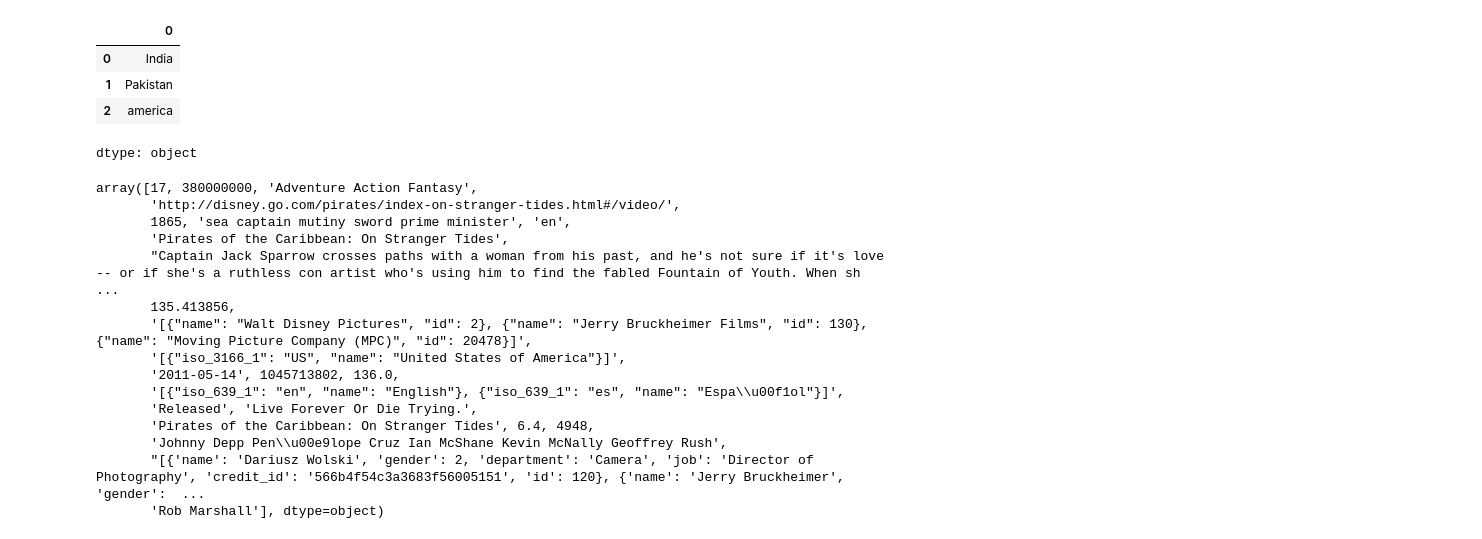
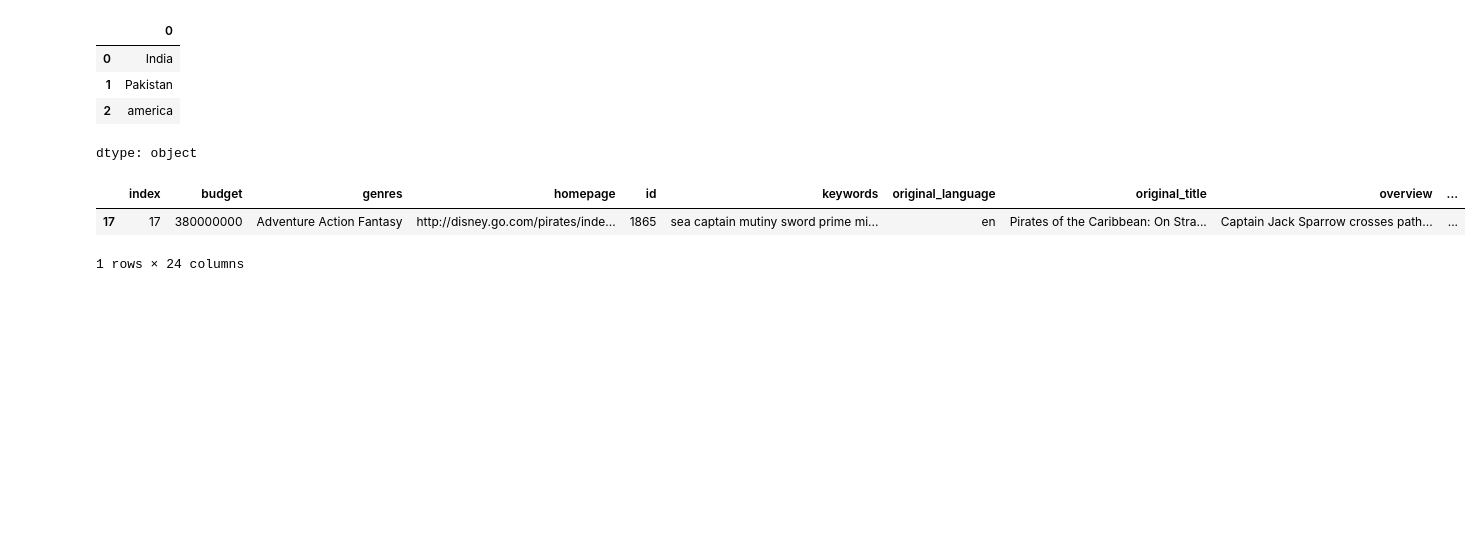
Before and after one commit to rupanshi1627-create/NumPyandPANDAS, a Jupyter notebook: Pandas.ipynb, the cells around one changed output. Drawn from its saved outputs; the diff is of its cells as text; code cells hidden in the pictures; blank space fills up the shorter version.

```diff
--- a/Pandas.ipynb
+++ b/Pandas.ipynb
@@ -15,22 +15,10 @@ dtype: object
 # %%
 #read csv and
 #sort_values
 movies=pd.read_csv('/content/archive (3).zip')
 # To sort a DataFrame, you must specify the column name using the 'by' parameter
-movies.sort_values(by='budget',ascending=False).head(1).values[0]
+movies.sort_values(by='budget',ascending=False).head(1)
 # %% [output]
+|  | index | budget | genres | homepage | id | keywords | original_language | original_title | overview | ... |
+| 17 | 17 | 380000000 | Adventure Action Fantasy | http://disney.go.com/pirates/inde... | 1865 | sea captain mutiny sword prime mi... | en | Pirates of the Caribbean: On Stra... | Captain Jack Sparrow crosses path... | ... |
-array([17, 380000000, 'Adventure Action Fantasy',
-       'http://disney.go.com/pirates/index-on-stranger-tides.html#/video/',
-       1865, 'sea captain mutiny sword prime minister', 'en',
-       'Pirates of the Caribbean: On Stranger Tides',
-       "Captain Jack Sparrow crosses paths with a woman from his past, and he's not sure if it's love -- or if she's a ruthless con artist who's using him to find the fabled Fountain of Youth. When sh ...
-       135.413856,
-       '[{"name": "Walt Disney Pictures", "id": 2}, {"name": "Jerry Bruckheimer Films", "id": 130}, {"name": "Moving Picture Company (MPC)", "id": 20478}]',
-       '[{"iso_3166_1": "US", "name": "United States of America"}]',
-       '2011-05-14', 1045713802, 136.0,
-       '[{"iso_639_1": "en", "name": "English"}, {"iso_639_1": "es", "name": "Espa\\u00f1ol"}]',
-       'Released', 'Live Forever Or Die Trying.',
-       'Pirates of the Caribbean: On Stranger Tides', 6.4, 4948,
-       'Johnny Depp Pen\\u00e9lope Cruz Ian McShane Kevin McNally Geoffrey Rush',
-       "[{'name': 'Dariusz Wolski', 'gender': 2, 'department': 'Camera', 'job': 'Director of Photography', 'credit_id': '566b4f54c3a3683f56005151', 'id': 120}, {'name': 'Jerry Bruckheimer', 'gender':  ...
-       'Rob Marshall'], dtype=object)
+1 rows × 24 columns
```
Also changed, not shown: parts of 3 cells of this notebook.
